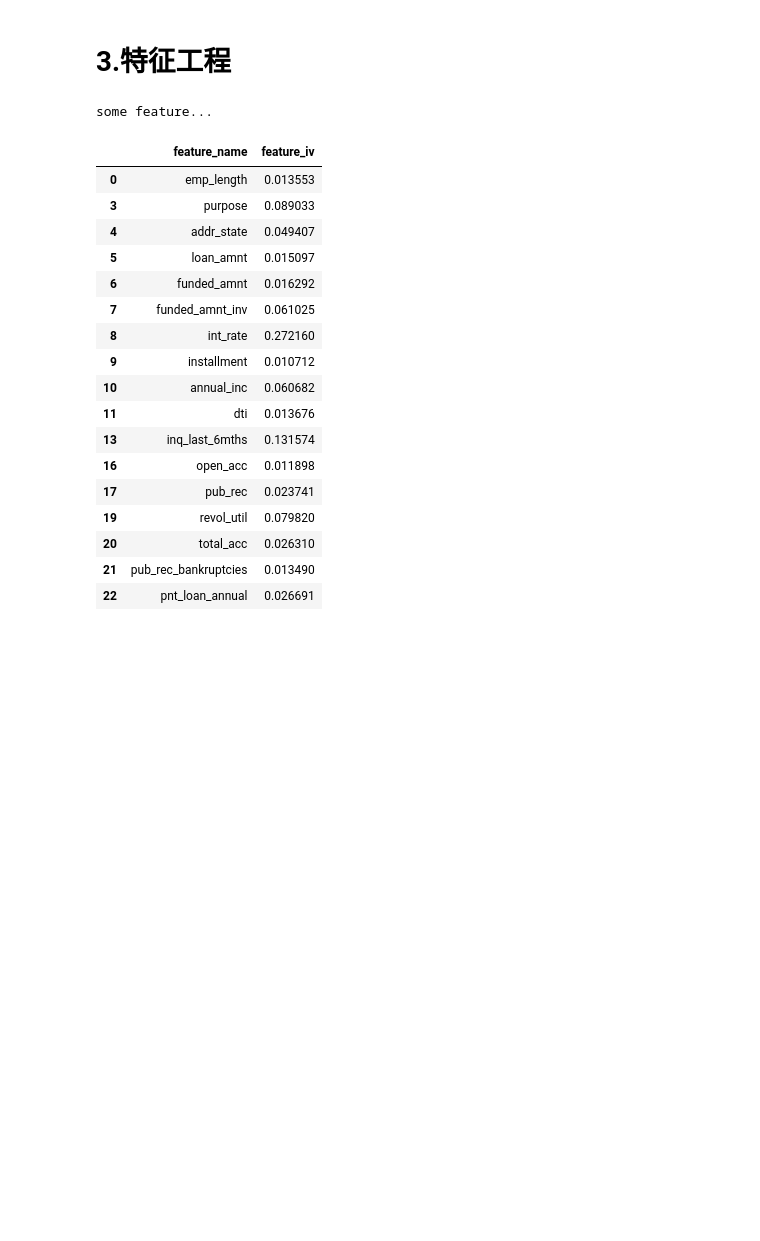
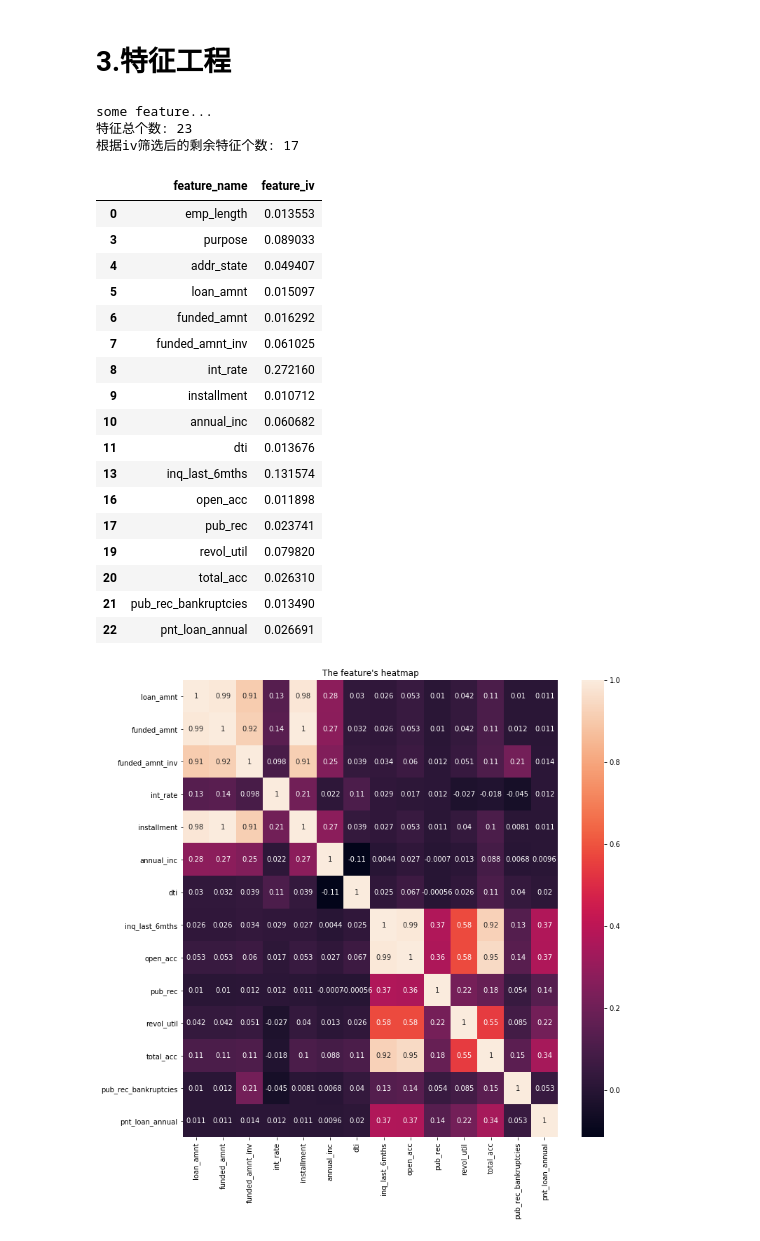
Before and after one commit to iihcy/Credit_ACard, a Jupyter notebook: ACard.ipynb, the cells around one changed output. Drawn from its saved outputs; the diff is of its cells as text; code cells hidden in the pictures; blank space fills up the shorter version.

```diff
--- a/ACard.ipynb
+++ b/ACard.ipynb
@@ -373,6 +371,20 @@ def get_result_iv(feature_name_iv, low_th, high_th):
     feature_sel = feature_name_iv[feature_name_iv.feature_iv>=low_th]
     feature_sels = feature_sel[feature_sel.feature_iv<high_th]
     return feature_sels
+# %%
+# 柱状图
+def plot_histogram(df):
+    all_feature_iv_list = list(df.feature_name)
+    all_feature_iv_df = df.feature_iv
+    plt.bar(range(len(all_feature_iv_list)), all_feature_iv_df, color='rgby')
+    plt.show()
+
+# 热力图
+def plot_seaborn(df):
+    plt.figure(figsize=(12, 12))
+    sn.heatmap(df, annot=True)
+    plt.title("The feature's heatmap")
+    plt.show()
 # %%
 # 3.1 根据iv值筛选特征
 # 1)离散(类别型)特征
@@ -391,11 +403,16 @@ num_feature_name_iv
 all_feature_iv = pd.concat([feature_name_iv, num_feature_name_iv],axis=0).reset_index().drop('index', axis=1)
 all_feature_iv
 
-# 4) 取iv值范围：[0.01, 0.5)
+# 4) 特征筛选_取iv值范围：[0.01, 0.5)
 feature_sels = get_result_iv(all_feature_iv, low_th=0.01, high_th=0.5)
+sel_feature_ = list(feature_sels.feature_name)  # 筛选后的特征列表：sel_feature_
+print('特征总个数:', all_feature_iv.shape[0])
+print('根据iv筛选后的剩余特征个数:',len(sel_feature_))
 feature_sels
 # %% [output]
 some feature...
+特征总个数: 23
+根据iv筛选后的剩余特征个数: 17
 |  | feature_name | feature_iv |
 | 0 | emp_length | 0.013553 |
 | 3 | purpose | 0.089033 |
@@ -414,3 +431,13 @@ some feature...
 | 20 | total_acc | 0.026310 |
 | 21 | pub_rec_bankruptcies | 0.013490 |
 | 22 | pnt_loan_annual | 0.026691 |
+# %%
+# 3.2 根据相关性与iv筛选特征(连续性特征)
+# 注：相关性高的两个特征，可删除iv值较小的特征
+# 相关性分析：连续性特征(14个)
+sub_num_feature = list(df_s[sel_feature_])[3:]
+sn_df = df_s[sub_num_feature].corr()
+# 热力图
+plot_seaborn(sn_df)
+# %% [output]
+[figure, added]
```
Also changed, not shown: parts of 1 cell of this notebook.
